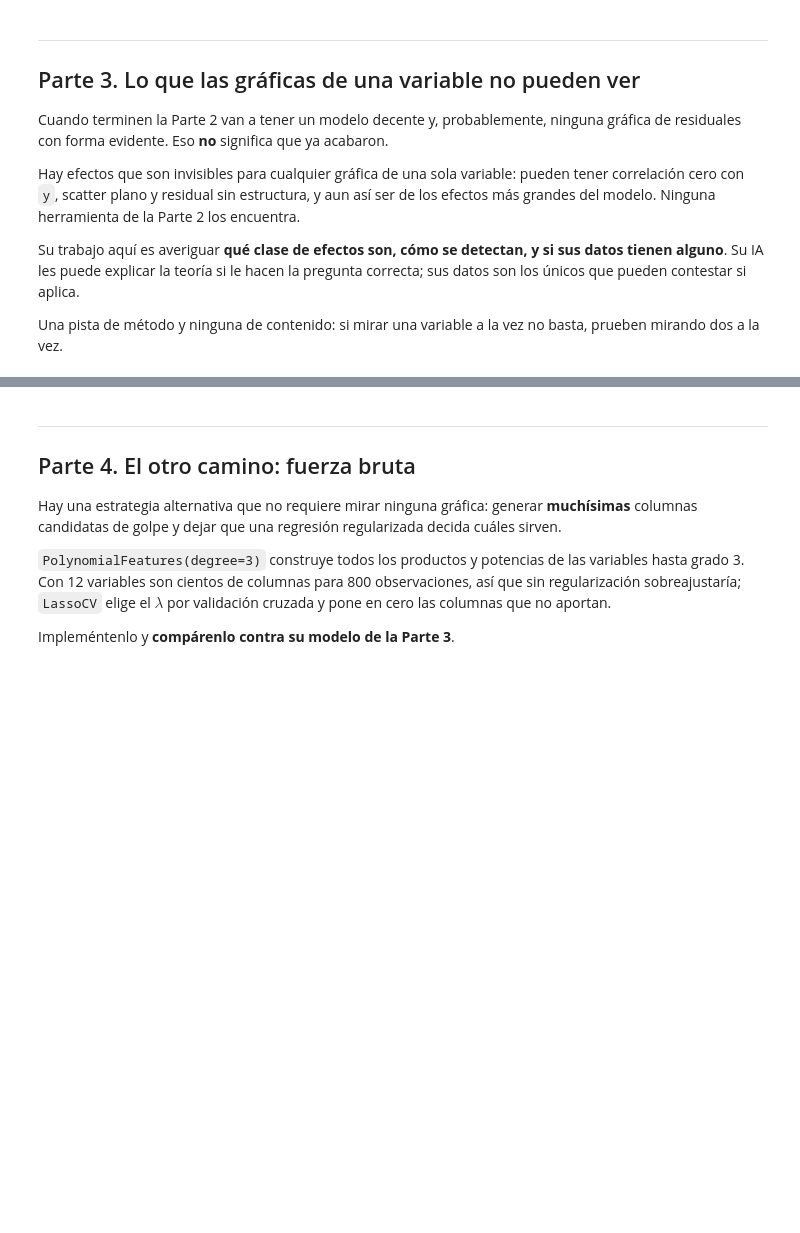
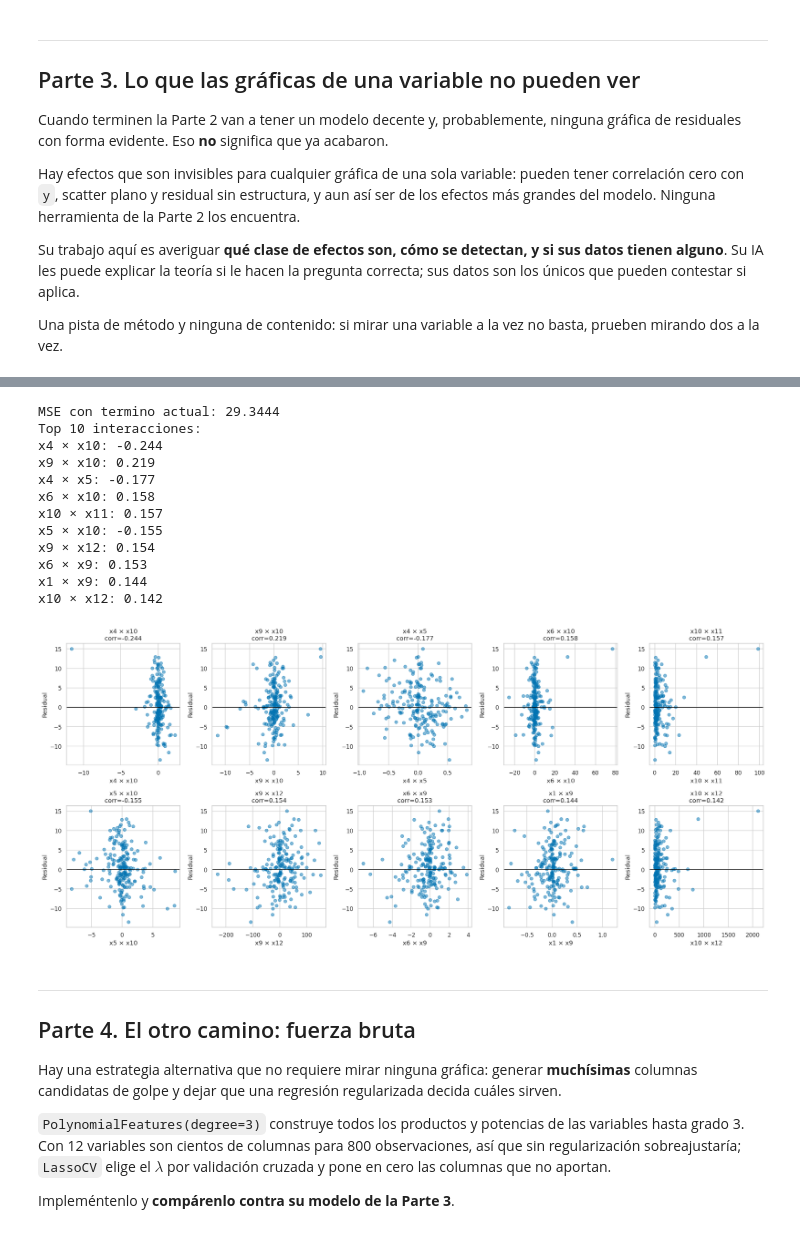
Before and after one commit to regisanzcontro/mineria_datos, a Jupyter notebook: tareas/tarea_01_aproximacion_funcion.ipynb, the cells around one changed output, grey strips where cells are left out. Cells and saved outputs as stored; diff of their text form; code cells hidden in the pictures; blank space fills up the shorter version.

```diff
--- a/tareas/tarea_01_aproximacion_funcion.ipynb
+++ b/tareas/tarea_01_aproximacion_funcion.ipynb
@@ -417,5 +437,66 @@ x1 × x8: 0.117
 # %%
-# TODO: agreguen lo que hayan encontrado y midan.
+extras = {
+    "x8_cuadrado": lambda d: d["x8"] ** 2,
+    "x5_cubico": lambda d: d["x5"] ** 3,
+    "x11_seno": lambda d: np.sin(2 * np.pi * d["x11"]),
+    "x10_log": lambda d: np.log1p(d["x10"]),
+    "x1_x3": lambda d: d["x1"] * d["x3"],
+}
+
+modelo_actual, mse_actual, residuales_actual, _ = ajusta(extras)
+
+print(f"MSE con termino actual: {mse_actual:.4f}")
+
+resultados_interacciones = []
+
+for i in range(len(VARIABLES)):
+    for j in range(i + 1, len(VARIABLES)):
+        var1 = VARIABLES[i]
+        var2 = VARIABLES[j]
+
+        producto = X_val[var1] * X_val[var2]
+        corr = np.corrcoef(producto, residuales_actual)[0, 1]
+
+        resultados_interacciones.append((var1, var2, corr))
+
+resultados_interacciones.sort(key=lambda x: abs(x[2]), reverse=True)
+
+print("Top 10 interacciones:")
+for var1, var2, corr in resultados_interacciones[:10]:
+    print(f"{var1} × {var2}: {corr:.3f}")
+
+top10 = resultados_interacciones[:10]
+
+fig, axes = plt.subplots(2, 5, figsize=(20, 9))
+axes = axes.flatten()
+
+for ax, (var1, var2, corr) in zip(axes, top10):
+    producto = X_val[var1] * X_val[var2]
+    ax.scatter(producto, residuales_actual, alpha=0.5)
+    ax.axhline(0, color="black", linewidth=1)
+    ax.set_title(f"{var1} × {var2}\ncorr={corr:.3f}")
+    ax.set_xlabel(f"{var1} × {var2}")
+    ax.set_ylabel("Residual")
+
+for ax in axes[len(top10):]:
+    ax.axis("off")
+
+plt.tight_layout()
+plt.show()
+# %% [output]
+MSE con termino actual: 29.3444
+Top 10 interacciones:
+x4 × x10: -0.244
+x9 × x10: 0.219
+x4 × x5: -0.177
+x6 × x10: 0.158
+x10 × x11: 0.157
+x5 × x10: -0.155
+x9 × x12: 0.154
+x6 × x9: 0.153
+x1 × x9: 0.144
+x10 × x12: 0.142
+[figure, added]
 # %% [markdown]
 ---
 ## Parte 4. El otro camino: fuerza bruta
```
Also changed, not shown: parts of 12 cells of this notebook, 1 other file.
